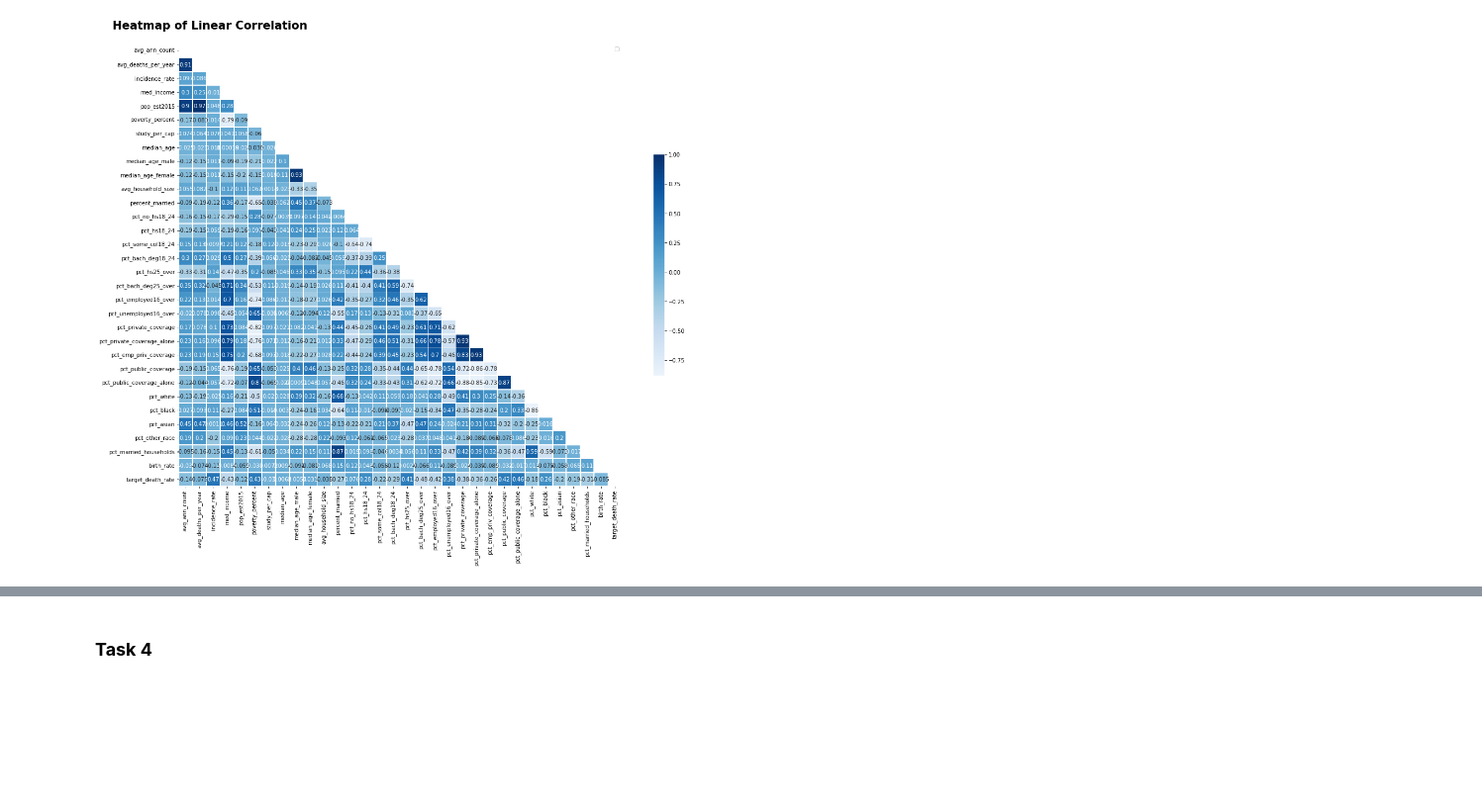
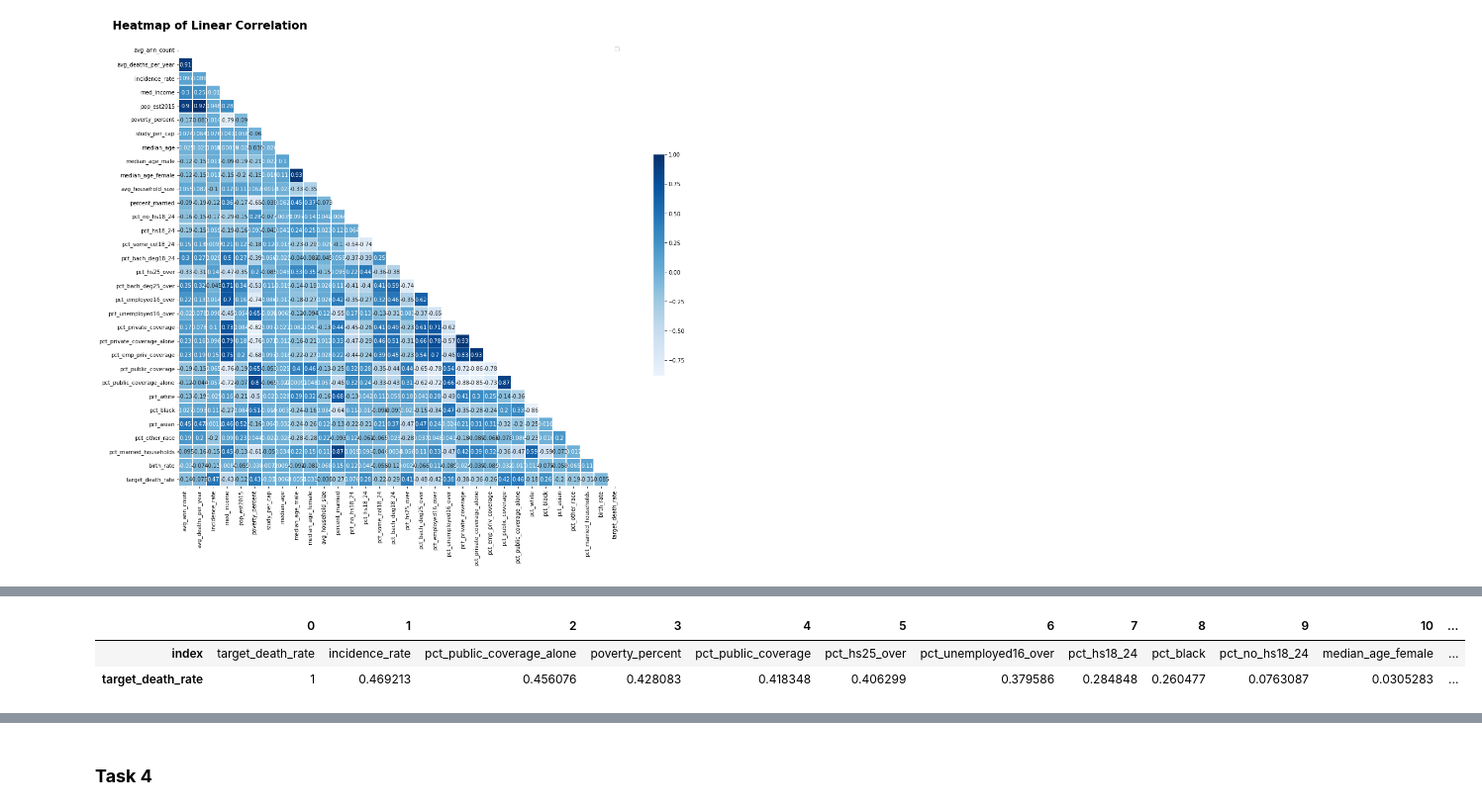
Before and after one commit to irfan-fadhlurrahman/practice-lab, a Jupyter notebook: dphi-ml-bootcamp/assignment-2/assignment-2-cancer.ipynb, the cells around one changed output, grey strips where cells are left out. Shown at 99% size. Cells and saved outputs as stored; diff of their text form; code cells hidden in the pictures; blank space fills up the shorter version.

```diff
--- a/dphi-ml-bootcamp/assignment-2/assignment-2-cancer.ipynb
+++ b/dphi-ml-bootcamp/assignment-2/assignment-2-cancer.ipynb
@@ -277,3 +260,9 @@ print(correlated_variables, len(correlated_variables))
+# %%
+df.corr()['target_death_rate'].sort_values(ascending=False).reset_index().T
+# %% [output]
+|  | 0 | 1 | 2 | 3 | 4 | 5 | 6 | 7 | 8 | 9 | 10 | ... |
+| index | target_death_rate | incidence_rate | pct_public_coverage_alone | poverty_percent | pct_public_coverage | pct_hs25_over | pct_unemployed16_over | pct_hs18_24 | pct_black | pct_no_hs18_24 | median_age_female | ... |
+| target_death_rate | 1 | 0.469213 | 0.456076 | 0.428083 | 0.418348 | 0.406299 | 0.379586 | 0.284848 | 0.260477 | 0.0763087 | 0.0305283 | ... |
 # %% [markdown]
 Observations:
 * Collinear variables exist in this dataset as shown on the correlation heatmap.
```
Also changed, not shown: parts of 27 cells of this notebook.
